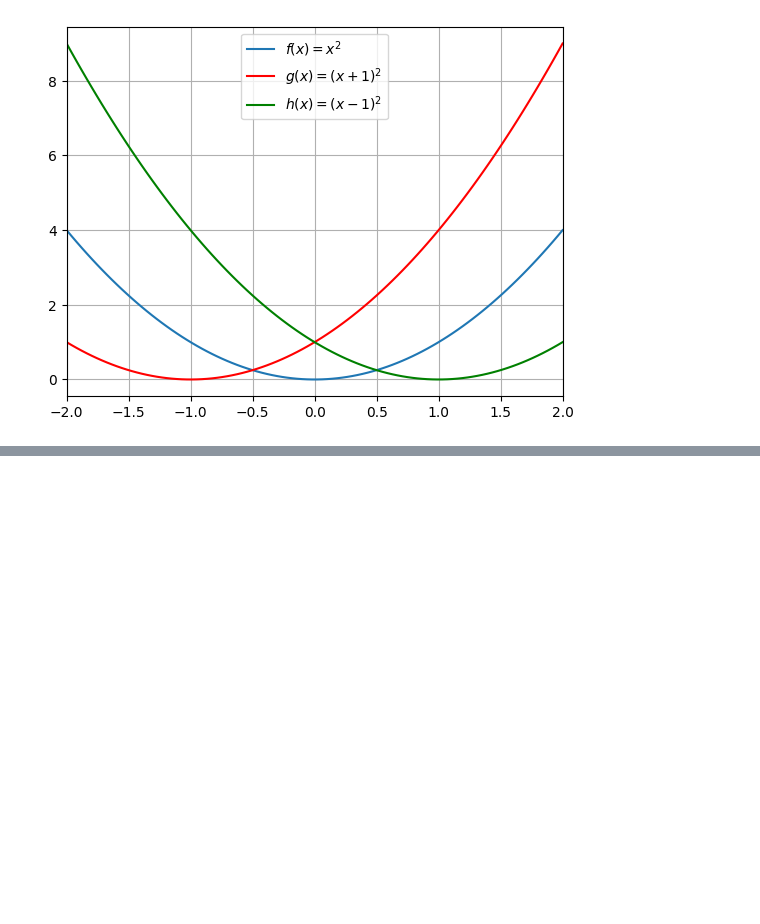
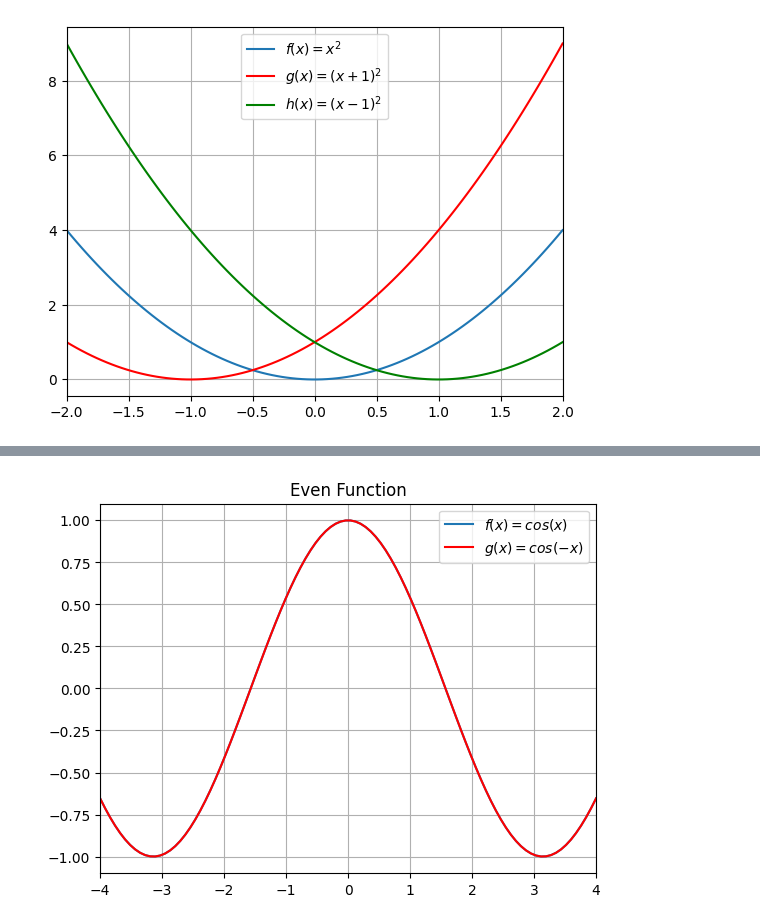
Before and after one commit to nv-mldev/math-bootcamp, a Jupyter notebook: chapters/algebra/scripts.ipynb, the cells around one changed output, grey strips where cells are left out. Drawn from its saved outputs; the diff is of its cells as text; code cells hidden in the pictures; blank space fills up the shorter version.

Commit message:
added even and odd functions

```diff
--- a/chapters/algebra/scripts.ipynb
+++ b/chapters/algebra/scripts.ipynb
@@ -79,0 +103,12 @@ plt.show()
+# %%
+x = np.linspace(-4,4,100)
+y = np.cos(x)
+plt.plot(x,y,label='$f(x) = cos(x)$')
+plt.plot(x,np.cos(-x),'-r', label='$g(x) = cos(-x)$')
+plt.xlim([-4,4])
+plt.grid()
+plt.title('Even Function')
+plt.legend()
+plt.show()
+# %% [output]
+[figure, added]
```
Also changed, not shown: parts of 6 cells of this notebook, 16 other files.
